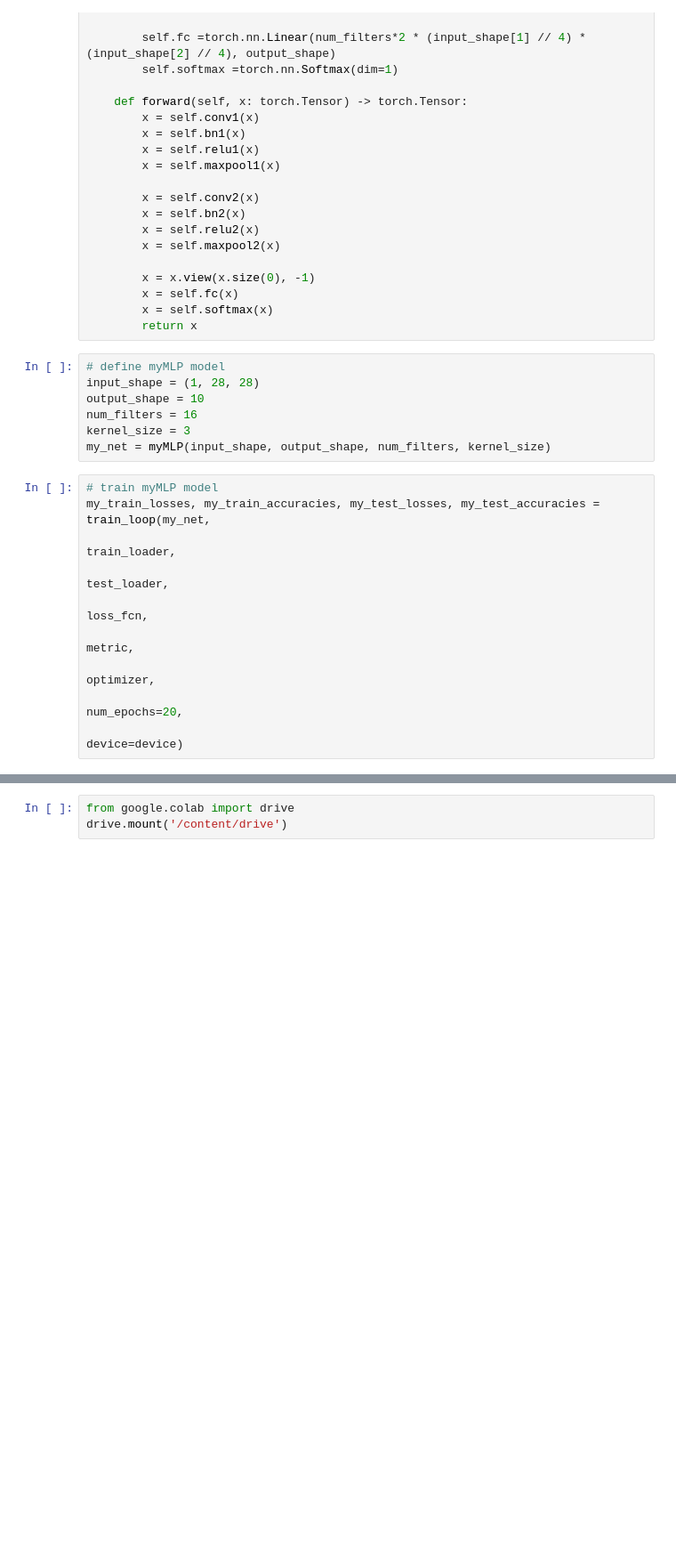
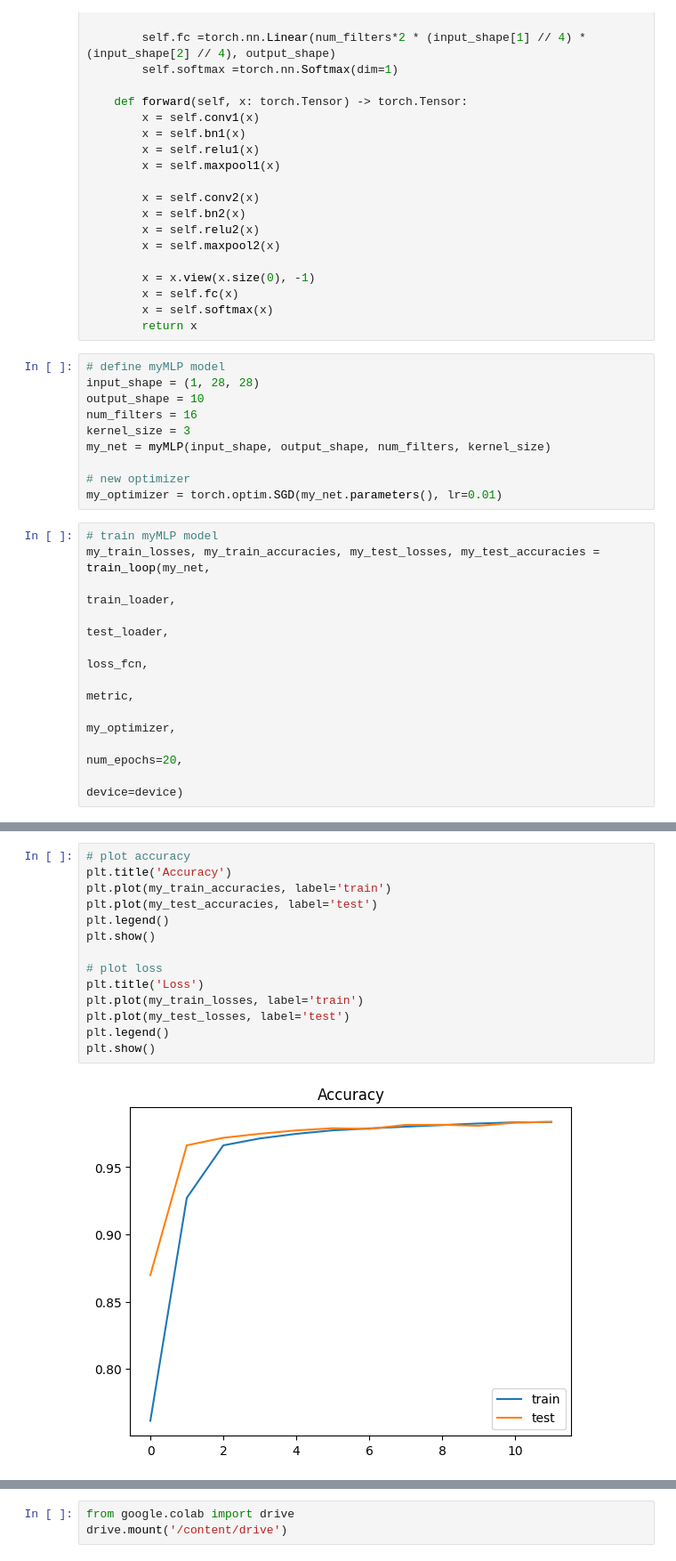
Before and after one commit to nmpluta/embedded_ai_course, a Jupyter notebook: pytorch/pytorch_intro.ipynb, the cells around one changed output, grey strips where cells are left out. Shown at 89% size. Cells and saved outputs as stored; diff of their text form; blank space fills up the shorter version.

```diff
--- a/pytorch/pytorch_intro.ipynb
+++ b/pytorch/pytorch_intro.ipynb
@@ -590,6 +614,9 @@ output_shape = 10
 num_filters = 16
 kernel_size = 3
 my_net = myMLP(input_shape, output_shape, num_filters, kernel_size)
+
+# new optimizer
+my_optimizer = torch.optim.SGD(my_net.parameters(), lr=0.01)
 # %%
 # train myMLP model
 my_train_losses, my_train_accuracies, my_test_losses, my_test_accuracies = train_loop(my_net,
@@ -597,7 +624,7 @@ my_train_losses, my_train_accuracies, my_test_losses, my_test_accuracies = train
                                                                                       test_loader,
                                                                                       loss_fcn,
                                                                                       metric,
-                                                                                      optimizer,
+                                                                                      my_optimizer,
                                                                                       num_epochs=20,
                                                                                       device=device)
 # %% [output]
@@ -640,0 +668,16 @@ Best train loss: 2.2971604312896727
+# %%
+# plot accuracy
+plt.title('Accuracy')
+plt.plot(my_train_accuracies, label='train')
+plt.plot(my_test_accuracies, label='test')
+plt.legend()
+plt.show()
+
+# plot loss
+plt.title('Loss')
+plt.plot(my_train_losses, label='train')
+plt.plot(my_test_losses, label='test')
+plt.legend()
+plt.show()
+# %% [output]
+[figure, added]
```
Also changed, not shown: parts of 17 cells of this notebook, 4 other files.
